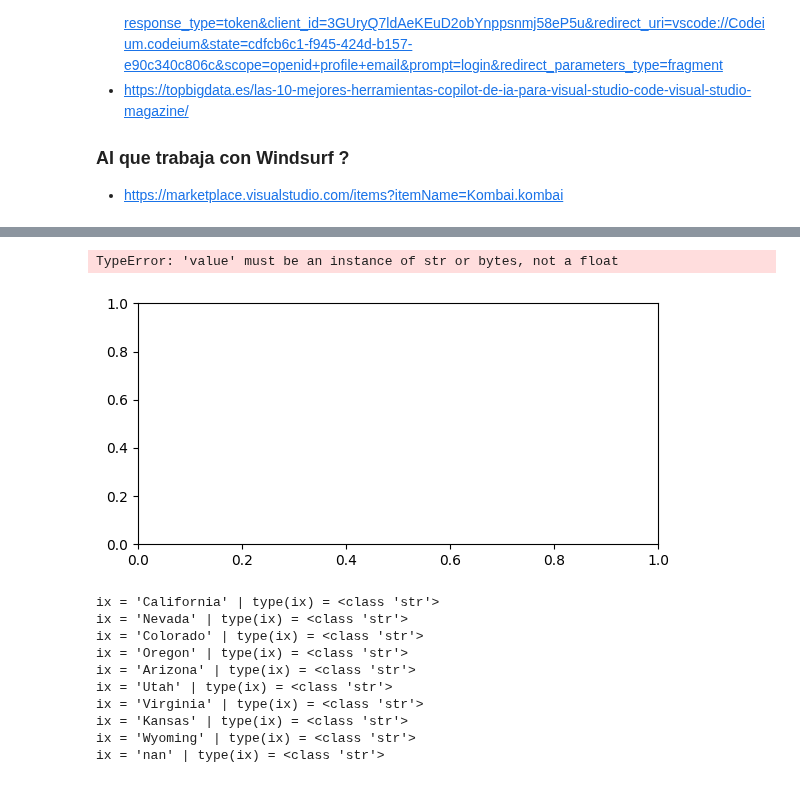
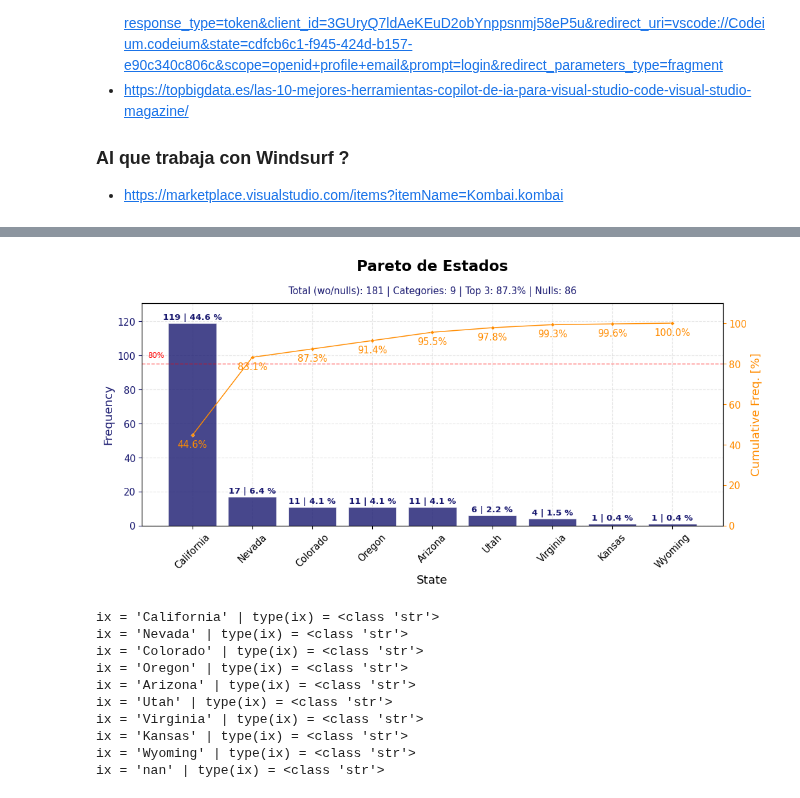
Before and after one commit to jmonti-gh/jm_utils, a Jupyter notebook: dev/plt_pareto.ipynb, the cells around one changed output, grey strips where cells are left out. Cells and saved outputs as stored; diff of their text form; code cells hidden in the pictures.

Commit message:
chore: finish Title similar to plt_pie in pareto

```diff
--- a/dev/plt_pareto.ipynb
+++ b/dev/plt_pareto.ipynb
@@ -50,4 +50,4 @@ df = pd.read_excel(spreadsheet, skiprows=4, usecols='B:J,L:AA', index_col='ID')
 # %%
 import jm_utils.data.plt_charts as pcharts
 
-fig = pcharts.plt_pareto(df['State'], value_counts=True)
+# fig = pcharts.plt_pareto(df['State'], value_counts=True)
@@ -311,12 +300,13 @@ def plt_pareto(
     return fig, (ax, ax2)
 # %%
-plt_pareto(df['State'], value_counts=True, dropna=True)  #, scale=5)
+# import seaborn as sns
+# sns.set_theme()
+fig = plt_pareto(df['State'], value_counts=True, scale=3, scaled_cumulative=False, title='Pareto de Estados', dropna=True, show_grid=True) #, show_reference_lines=True, reference_pct=10, show_grid=True, show_stats_subtitle=True)
 # fdt = pdfuncs.get_fdt(df['State'], value_counts=True, order='desc',
 #                   dropna=False, na_position='value', na_aside_calc=False, include_flat_relatives=True, include_pcts=False)
 # fdt
 # %% [output]
-TypeError: 'value' must be an instance of str or bytes, not a float
-[figure, old version]
+[figure, new version]
 # %%
 # fdt = pdfuncs.get_fdt(df['State'], value_counts=True, order='desc',
 #                 dropna=False, na_position='value', na_aside_calc=False, include_flat_values=False, include_pcts=True)
```
Also changed, not shown: parts of 4 cells of this notebook.
